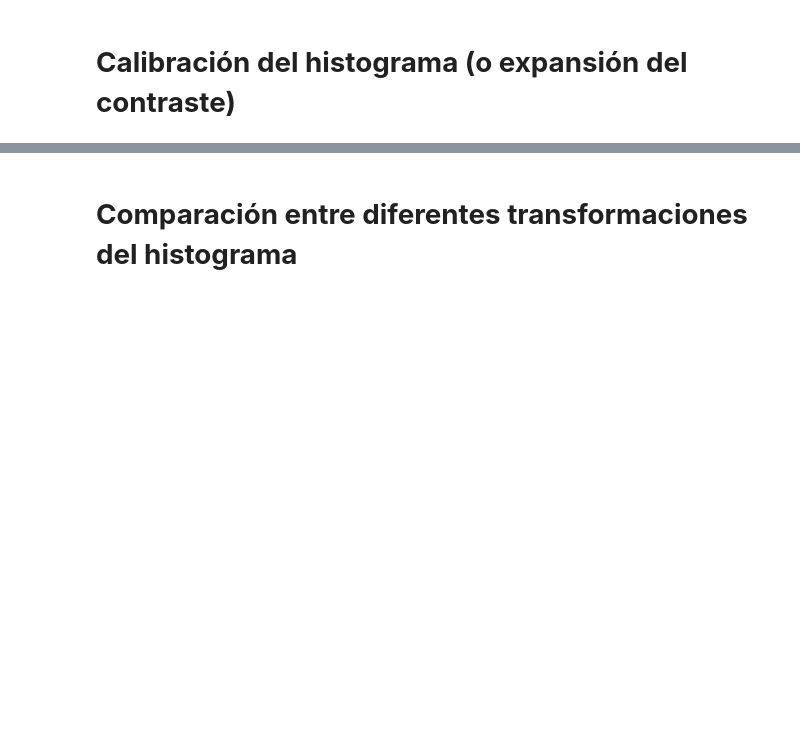
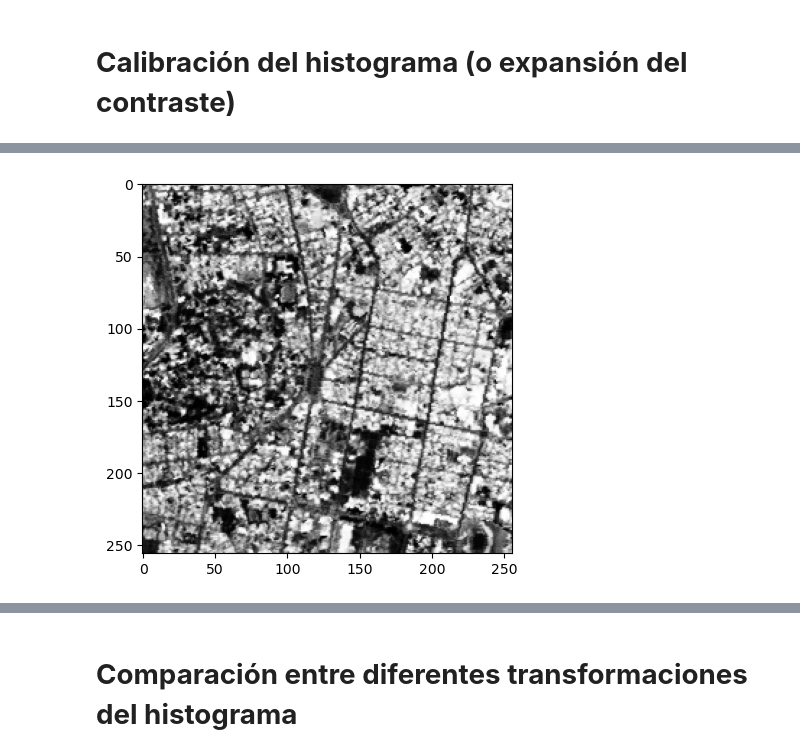
Before and after one commit to ImagenesYVision/Taller2, a Jupyter notebook: Taller2.ipynb, the cells around one changed output, grey strips where cells are left out. Cells and saved outputs as stored; diff of their text form; code cells hidden in the pictures; blank space fills up the shorter version.

```diff
--- a/Taller2.ipynb
+++ b/Taller2.ipynb
@@ -8,0 +23,6 @@ from skimage import exposure
+# %%
+quitoEciqualized = cv2.equalizeHist(quito)
+plt.imshow(quitoEciqualized, cmap='gray', vmin=0, vmax=255)
+plt.show()
+# %% [output]
+[figure, added]
```
Also changed, not shown: parts of 17 cells of this notebook, 1 other file.
